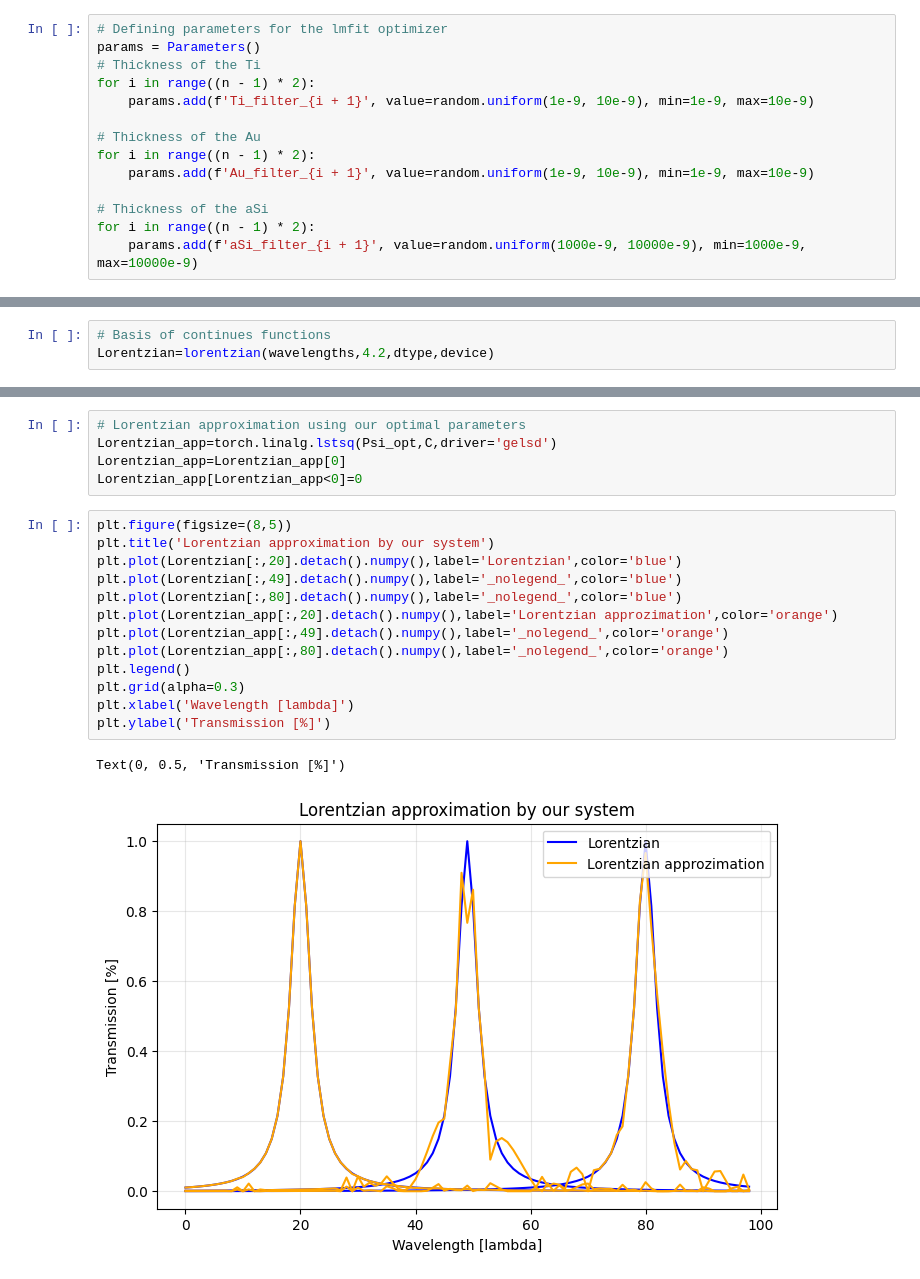
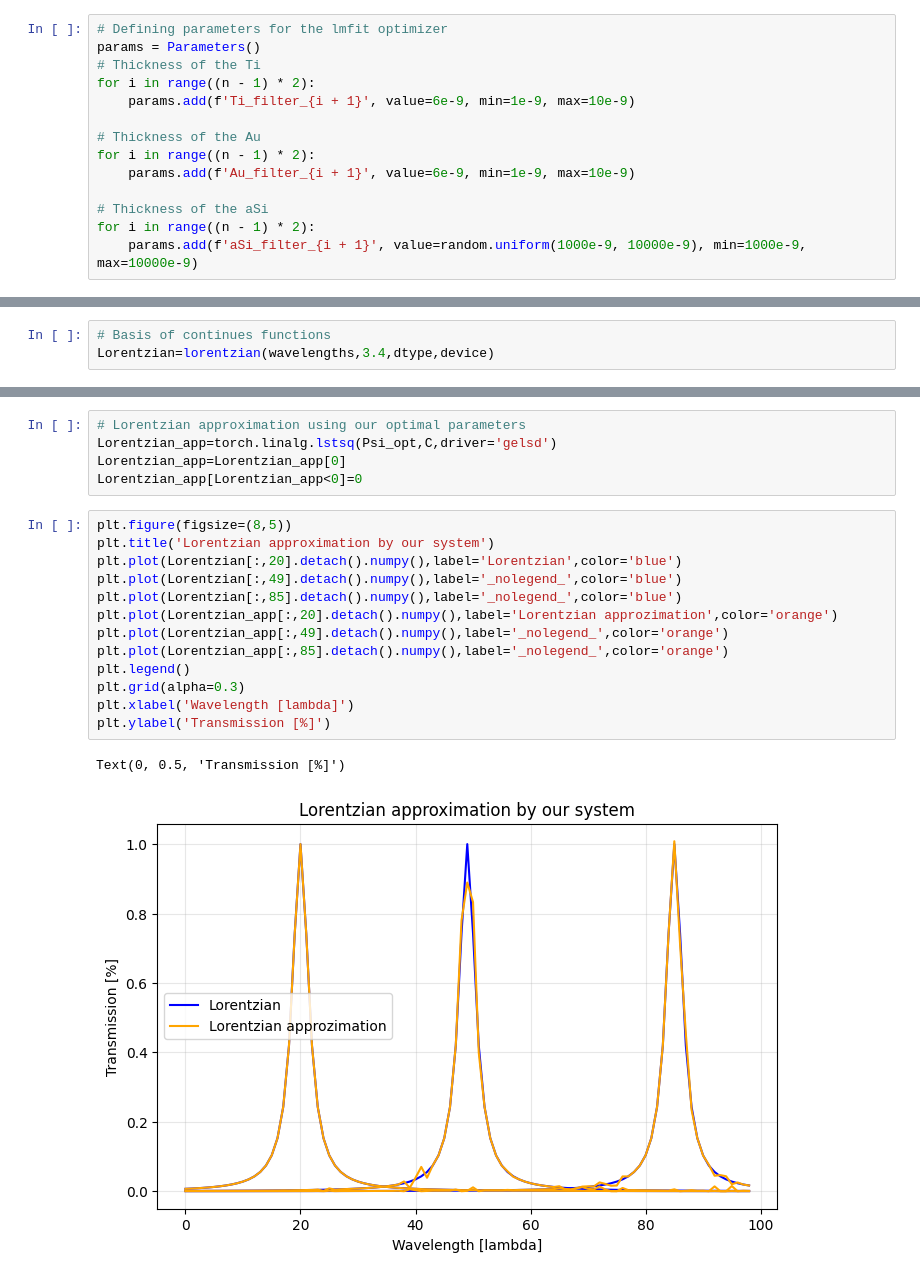
Before and after one commit to konrad-jaworski/General_purpose_hyperspectral_thermal_camera, a Jupyter notebook: Lorentzian_function_approach/Testing_functionality.ipynb, the cells around one changed output, grey strips where cells are left out. Saved outputs shown, nothing was run; the diff lists cells and outputs as text.

```diff
--- a/Lorentzian_function_approach/Testing_functionality.ipynb
+++ b/Lorentzian_function_approach/Testing_functionality.ipynb
@@ -62,11 +63,11 @@ def Objective_wrapper(params):
 params = Parameters()
 # Thickness of the Ti
 for i in range((n - 1) * 2):
-    params.add(f'Ti_filter_{i + 1}', value=random.uniform(1e-9, 10e-9), min=1e-9, max=10e-9)
+    params.add(f'Ti_filter_{i + 1}', value=6e-9, min=1e-9, max=10e-9)
 
 # Thickness of the Au
 for i in range((n - 1) * 2):
-    params.add(f'Au_filter_{i + 1}', value=random.uniform(1e-9, 10e-9), min=1e-9, max=10e-9)
+    params.add(f'Au_filter_{i + 1}', value=6e-9, min=1e-9, max=10e-9)
 
 # Thickness of the aSi
 for i in range((n - 1) * 2):
@@ -94,7 +95,7 @@ Text(0, 0.5, 'Objective value')
 <h1> Comparing reconstruction of continuous function basis
 # %%
 # Basis of continues functions
-Lorentzian=lorentzian(wavelengths,4.2,dtype,device)
+Lorentzian=lorentzian(wavelengths,3.4,dtype,device)
 # %%
 # Obtained optimal parameters from optimization
 opt_params=lmfit_to_torch_values(params,dtype,device)
@@ -112,16 +113,16 @@ Lorentzian_app[Lorentzian_app<0]=0
 # %%
 plt.figure(figsize=(8,5))
 plt.title('Lorentzian approximation by our system')
 plt.plot(Lorentzian[:,20].detach().numpy(),label='Lorentzian',color='blue')
 plt.plot(Lorentzian[:,49].detach().numpy(),label='_nolegend_',color='blue')
-plt.plot(Lorentzian[:,80].detach().numpy(),label='_nolegend_',color='blue')
+plt.plot(Lorentzian[:,85].detach().numpy(),label='_nolegend_',color='blue')
 plt.plot(Lorentzian_app[:,20].detach().numpy(),label='Lorentzian approzimation',color='orange')
 plt.plot(Lorentzian_app[:,49].detach().numpy(),label='_nolegend_',color='orange')
-plt.plot(Lorentzian_app[:,80].detach().numpy(),label='_nolegend_',color='orange')
+plt.plot(Lorentzian_app[:,85].detach().numpy(),label='_nolegend_',color='orange')
 plt.legend()
 plt.grid(alpha=0.3)
 plt.xlabel('Wavelength [lambda]')
 plt.ylabel('Transmission [%]')
 # %% [output]
 Text(0, 0.5, 'Transmission [%]')
-[figure, old version]
+[figure, new version]
```
Also changed, not shown: parts of 3 cells of this notebook, 7 other files.
